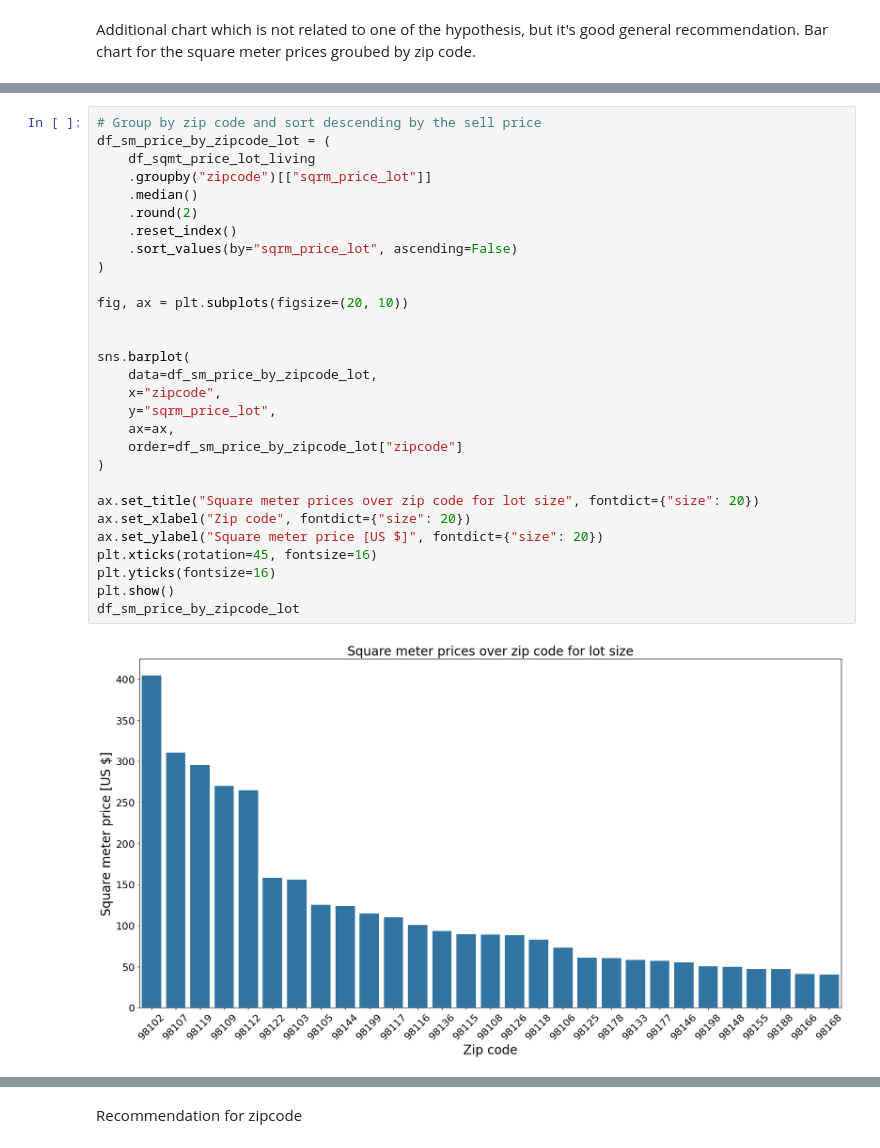
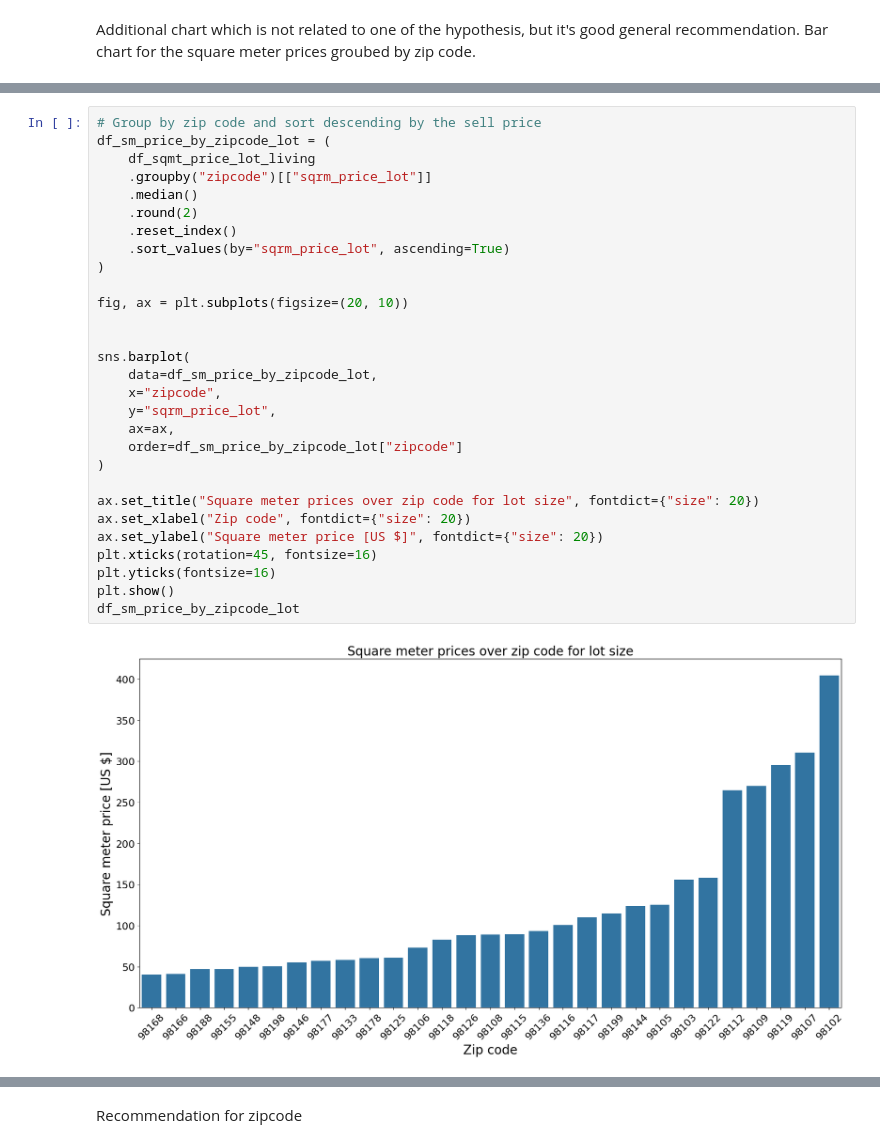
Before and after one commit to jale2025/ds-eda-project-template, a Jupyter notebook: Group_5_Results_and_Charts.ipynb, the cells around one changed output, grey strips where cells are left out. Cells and saved outputs as stored; diff of their text form.

```diff
--- a/result.ipynb
+++ b/Group_5_Results_and_Charts.ipynb
@@ -471,32 +471,32 @@ df_sm_price_by_zipcode_living
 # %%
 # Group by zip code and sort descending by the sell price
 df_sm_price_by_zipcode_lot = (
     df_sqmt_price_lot_living
     .groupby("zipcode")[["sqrm_price_lot"]]
     .median()
     .round(2)
     .reset_index()
-    .sort_values(by="sqrm_price_lot", ascending=False)
+    .sort_values(by="sqrm_price_lot", ascending=True)
 )
 
 fig, ax = plt.subplots(figsize=(20, 10))
 
 
 sns.barplot(
     data=df_sm_price_by_zipcode_lot,
     x="zipcode",
     y="sqrm_price_lot",
     ax=ax,
     order=df_sm_price_by_zipcode_lot["zipcode"]
 )
 
 ax.set_title("Square meter prices over zip code for lot size", fontdict={"size": 20})
 ax.set_xlabel("Zip code", fontdict={"size": 20})
 ax.set_ylabel("Square meter price [US $]", fontdict={"size": 20})
 plt.xticks(rotation=45, fontsize=16)
 plt.yticks(fontsize=16)
 plt.show()
 df_sm_price_by_zipcode_lot
 # %% [output]
-[figure, old version]
+[figure, new version]
 |  | zipcode | sqrm_price_lot |
```
Also changed, not shown: parts of 3 cells of this notebook.
